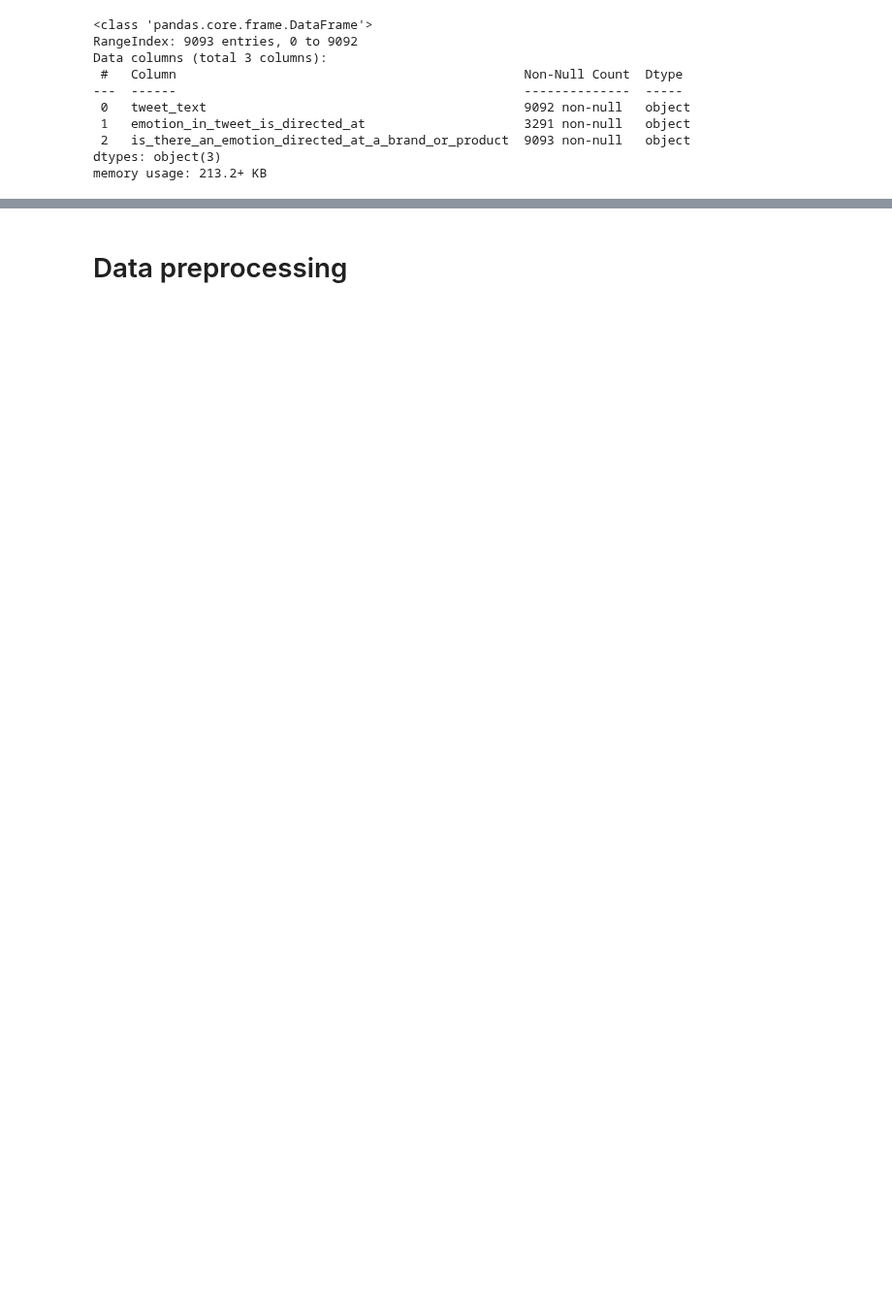
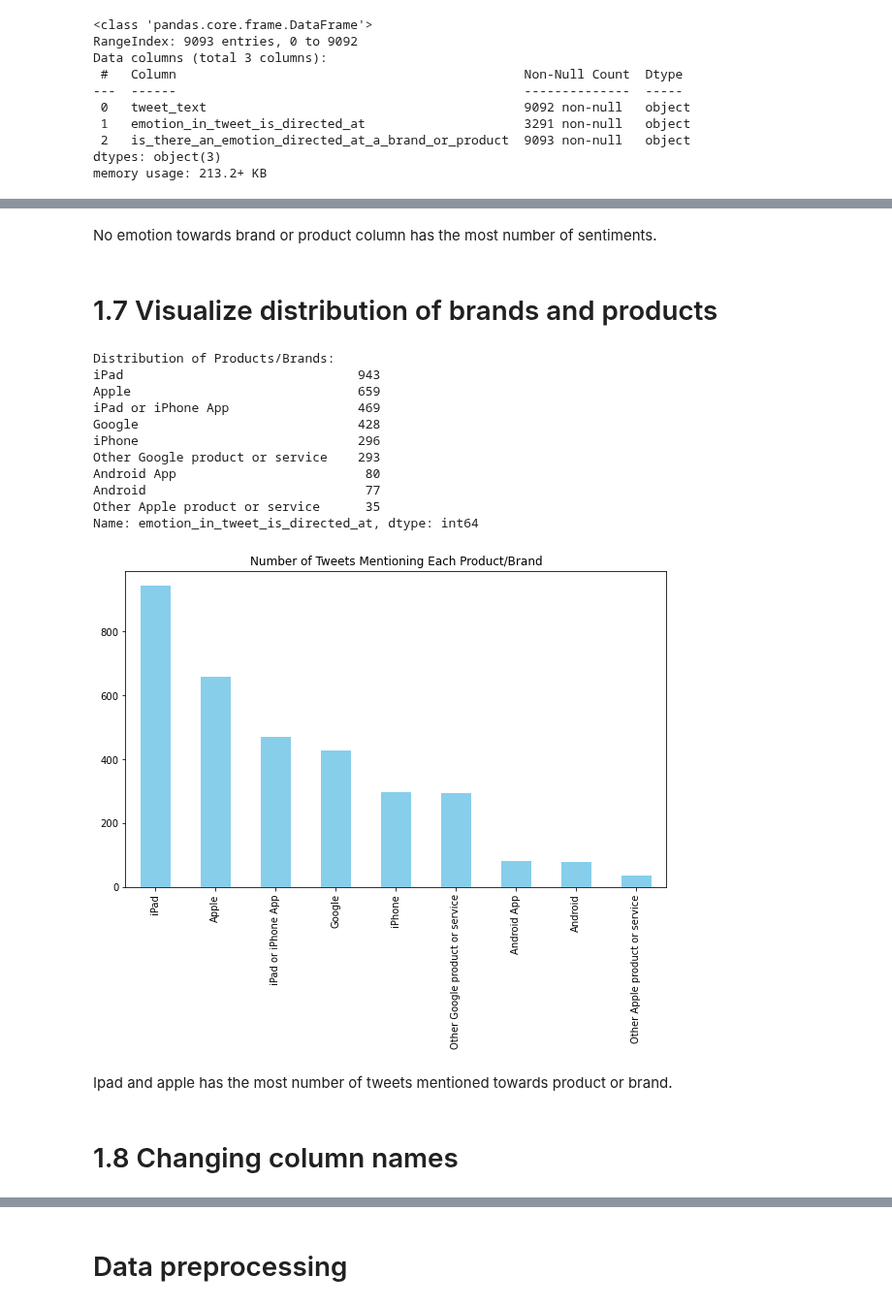
Before and after one commit to George-Chira/twitter-sentiment-analysis, a Jupyter notebook: notebooks/Catherine.ipynb, the cells around one changed output, grey strips where cells are left out. Shown at 97% size. Cells and saved outputs as stored; diff of their text form; code cells hidden in the pictures; blank space fills up the shorter version.

```diff
--- a/notebooks/Catherine.ipynb
+++ b/notebooks/Catherine.ipynb
@@ -58,0 +130,32 @@ memory usage: 213.2+ KB
+# %% [markdown]
+No emotion towards brand or product column has the most number of sentiments.
+# %% [markdown]
+# 1.7 Visualize distribution of brands and products
+# %%
+# Distribution of products/brands mentioned in the tweets
+print("\nDistribution of Products/Brands:")
+print(df['emotion_in_tweet_is_directed_at'].value_counts())
+
+# Visualizing product mentions
+plt.figure(figsize=(10,6))
+df['emotion_in_tweet_is_directed_at'].value_counts().plot(kind='bar', color='skyblue')
+plt.title('Number of Tweets Mentioning Each Product/Brand')
+plt.xticks(rotation=90)
+plt.show()
+# %% [output]
+Distribution of Products/Brands:
+iPad                               943
+Apple                              659
+iPad or iPhone App                 469
+Google                             428
+iPhone                             296
+Other Google product or service    293
+Android App                         80
+Android                             77
+Other Apple product or service      35
+Name: emotion_in_tweet_is_directed_at, dtype: int64
+[figure, added]
+# %% [markdown]
+Ipad and apple has the most number of tweets mentioned towards product or brand.
+# %% [markdown]
+# 1.8 Changing column names
```
Also changed, not shown: parts of 48 cells of this notebook.
